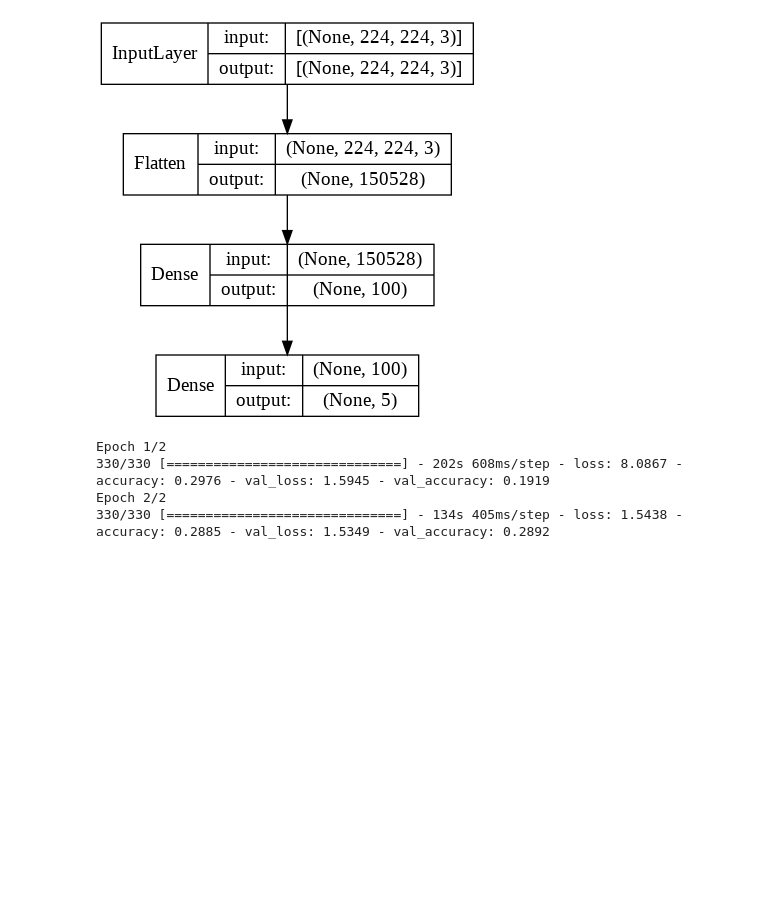
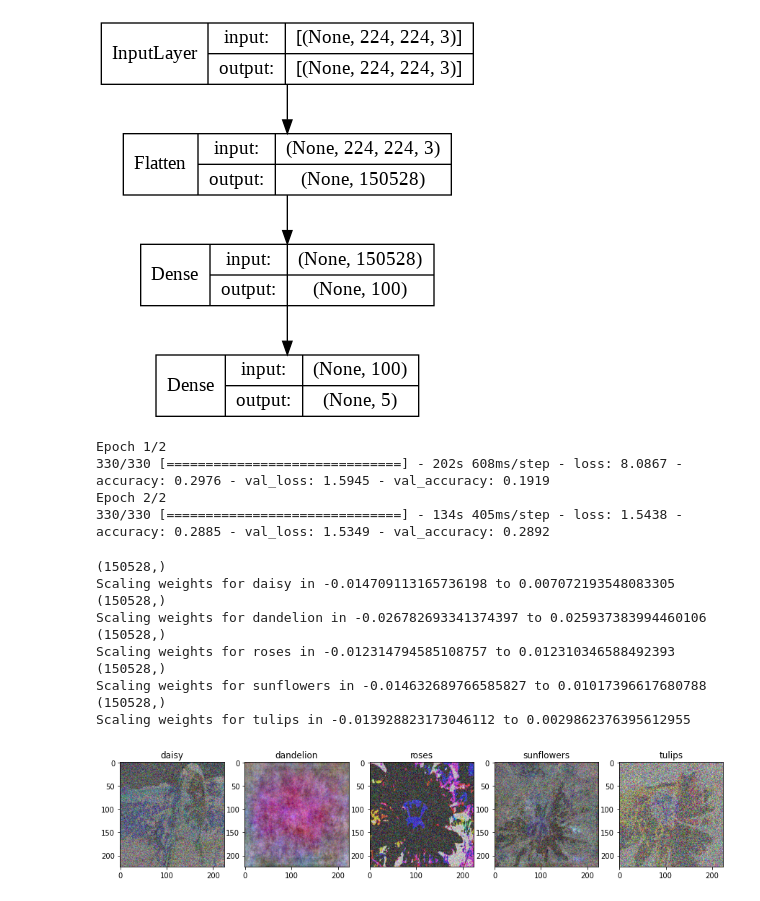
Before and after one commit to mralamdari/Machine_Learning_Projects, a Jupyter notebook: Machine_Perception_with_Flowers_Classifier.ipynb, the cells around one changed output. Drawn from its saved outputs; the diff is of its cells as text; code cells hidden in the pictures; blank space fills up the shorter version.

```diff
--- a/Machine_Perception_with_Flowers_Classifier.ipynb
+++ b/Machine_Perception_with_Flowers_Classifier.ipynb
@@ -255,3 +255,29 @@ def plot_predictions(filename, count=15):
     ax[idx//5, idx%5].axis('off')
 
 plot_predictions("gs://practical-ml-vision-book/flowers_5_jpeg/flower_photos/train_set.csv")
+# %%
+def show_trained_weights(model, LAYER=1, WEIGHT_TYPE=0):
+  f, ax = plt.subplots(1, 5, figsize=(15,15))
+  for flower in range(len(class_names)):
+    weights = model.layers[LAYER].get_weights()[WEIGHT_TYPE][:, flower]
+    min_wt = tf.math.reduce_min(weights).numpy()
+    max_wt = tf.math.reduce_max(weights).numpy()
+    flower_name = class_names[flower]
+    print(f"Scaling weights for {flower_name} in {min_wt} to {max_wt}")
+    weights = (weights - min_wt)/(max_wt - min_wt)
+    ax[flower].imshow(weights.reshape(img_H, img_W, 3));
+    ax[flower].set_title(flower_name);
+# %%
+show_trained_weights(model, 1)
+# %% [output]
+(150528,)
+Scaling weights for daisy in -0.014709113165736198 to 0.007072193548083305
+(150528,)
+Scaling weights for dandelion in -0.026782693341374397 to 0.025937383994460106
+(150528,)
+Scaling weights for roses in -0.012314794585108757 to 0.012310346588492393
+(150528,)
+Scaling weights for sunflowers in -0.014632689766585827 to 0.01017396617680788
+(150528,)
+Scaling weights for tulips in -0.013928823173046112 to 0.0029862376395612955
+[figure, added]
```
Also changed, not shown: parts of 1 cell of this notebook.
